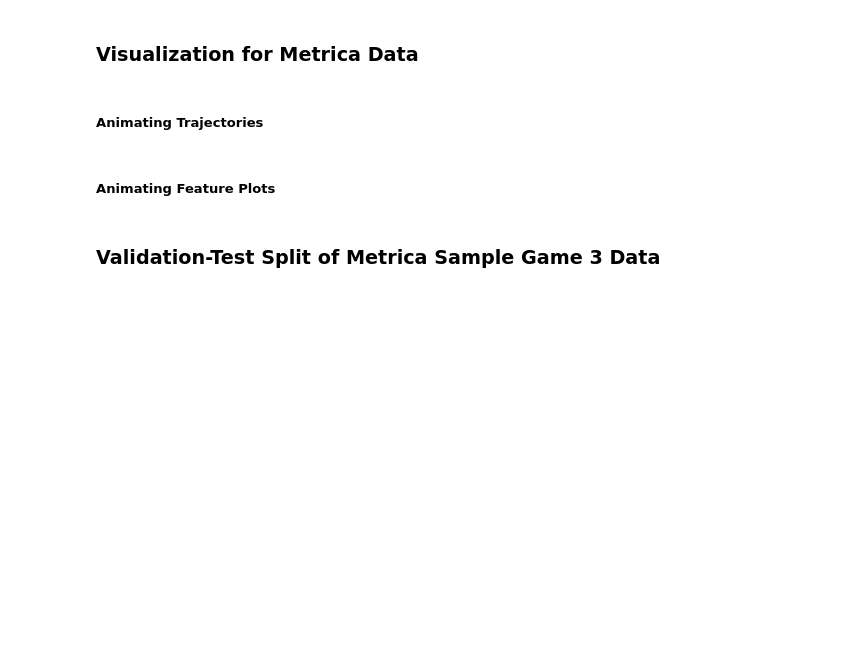
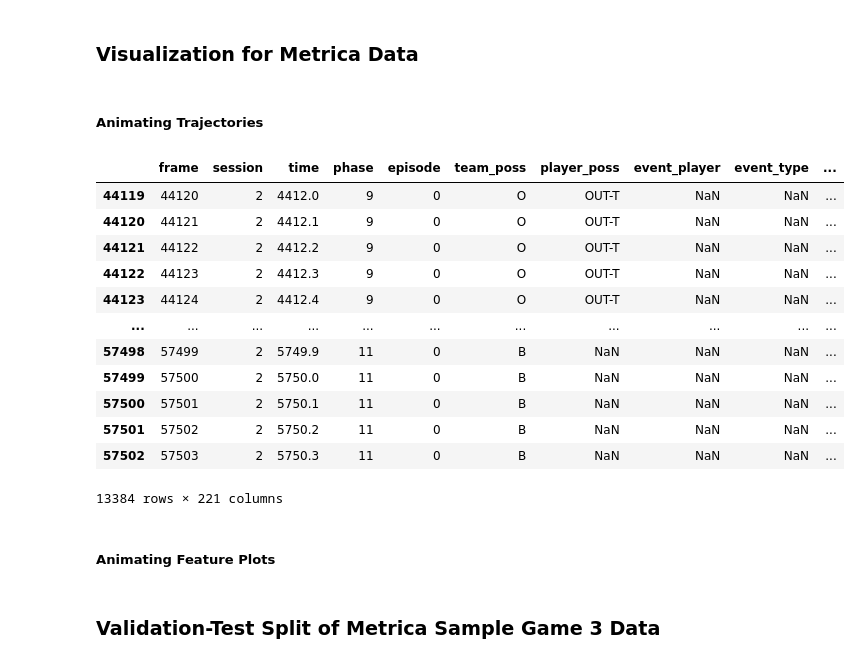
Before and after one commit to pientist/ballradar, a Jupyter notebook: datatools/metrica_data_processing.ipynb, the cells around one changed output. Cells and saved outputs as stored; diff of their text form; code cells hidden in the pictures; blank space fills up the shorter version.

```diff
--- a/datatools/metrica_data_processing.ipynb
+++ b/datatools/metrica_data_processing.ipynb
@@ -231,4 +237,20 @@ helper.events.to_csv(f"data/metrica_events/match{match_id}.csv", index=False)
 ### Visualization for Metrica Data
 # %% [markdown]
 ##### Animating Trajectories
+# %%
+helper.traces[helper.traces["phase"] >= 9]
+# %% [output]
+|  | frame | session | time | phase | episode | team_poss | player_poss | event_player | event_type | ... |
+| 44119 | 44120 | 2 | 4412.0 | 9 | 0 | O | OUT-T | NaN | NaN | ... |
+| 44120 | 44121 | 2 | 4412.1 | 9 | 0 | O | OUT-T | NaN | NaN | ... |
+| 44121 | 44122 | 2 | 4412.2 | 9 | 0 | O | OUT-T | NaN | NaN | ... |
+| 44122 | 44123 | 2 | 4412.3 | 9 | 0 | O | OUT-T | NaN | NaN | ... |
+| 44123 | 44124 | 2 | 4412.4 | 9 | 0 | O | OUT-T | NaN | NaN | ... |
+| ... | ... | ... | ... | ... | ... | ... | ... | ... | ... | ... |
+| 57498 | 57499 | 2 | 5749.9 | 11 | 0 | B | NaN | NaN | NaN | ... |
+| 57499 | 57500 | 2 | 5750.0 | 11 | 0 | B | NaN | NaN | NaN | ... |
+| 57500 | 57501 | 2 | 5750.1 | 11 | 0 | B | NaN | NaN | NaN | ... |
+| 57501 | 57502 | 2 | 5750.2 | 11 | 0 | B | NaN | NaN | NaN | ... |
+| 57502 | 57503 | 2 | 5750.3 | 11 | 0 | B | NaN | NaN | NaN | ... |
+13384 rows × 221 columns
 # %%
```
Also changed, not shown: parts of 4 cells of this notebook, 1 other file.
